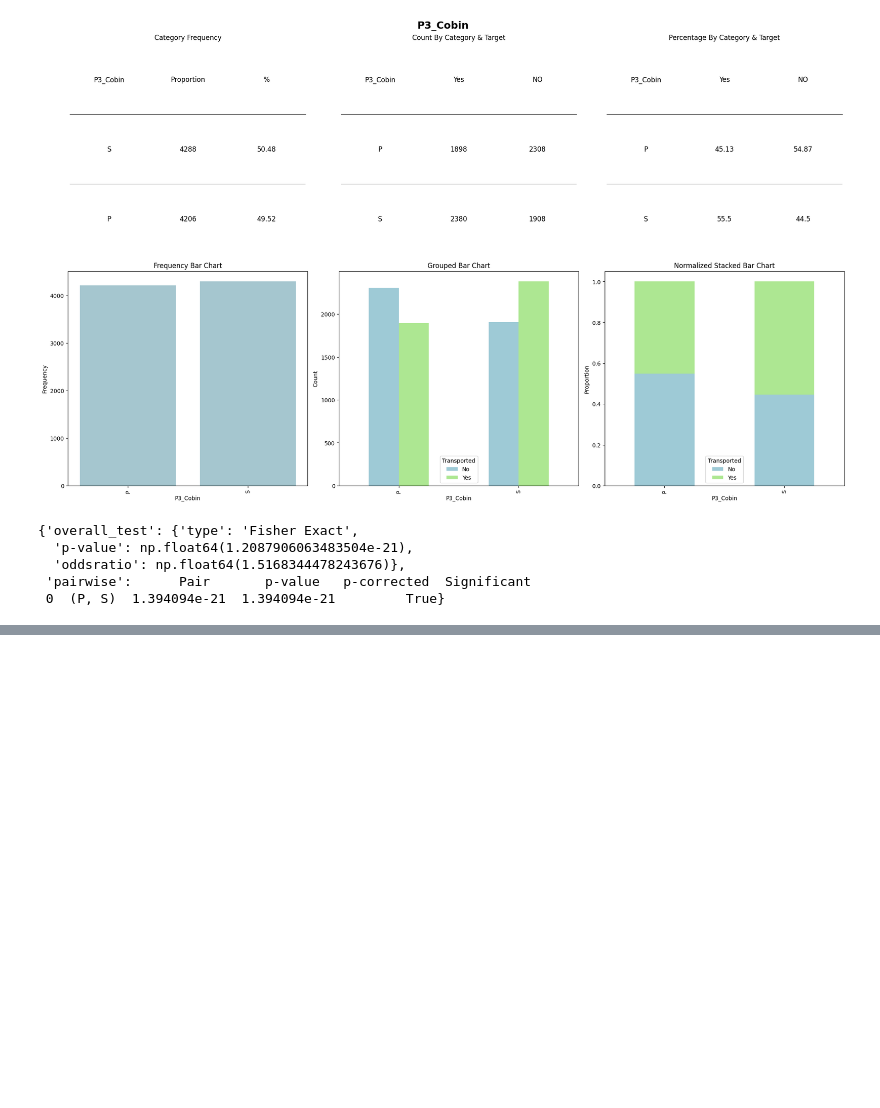
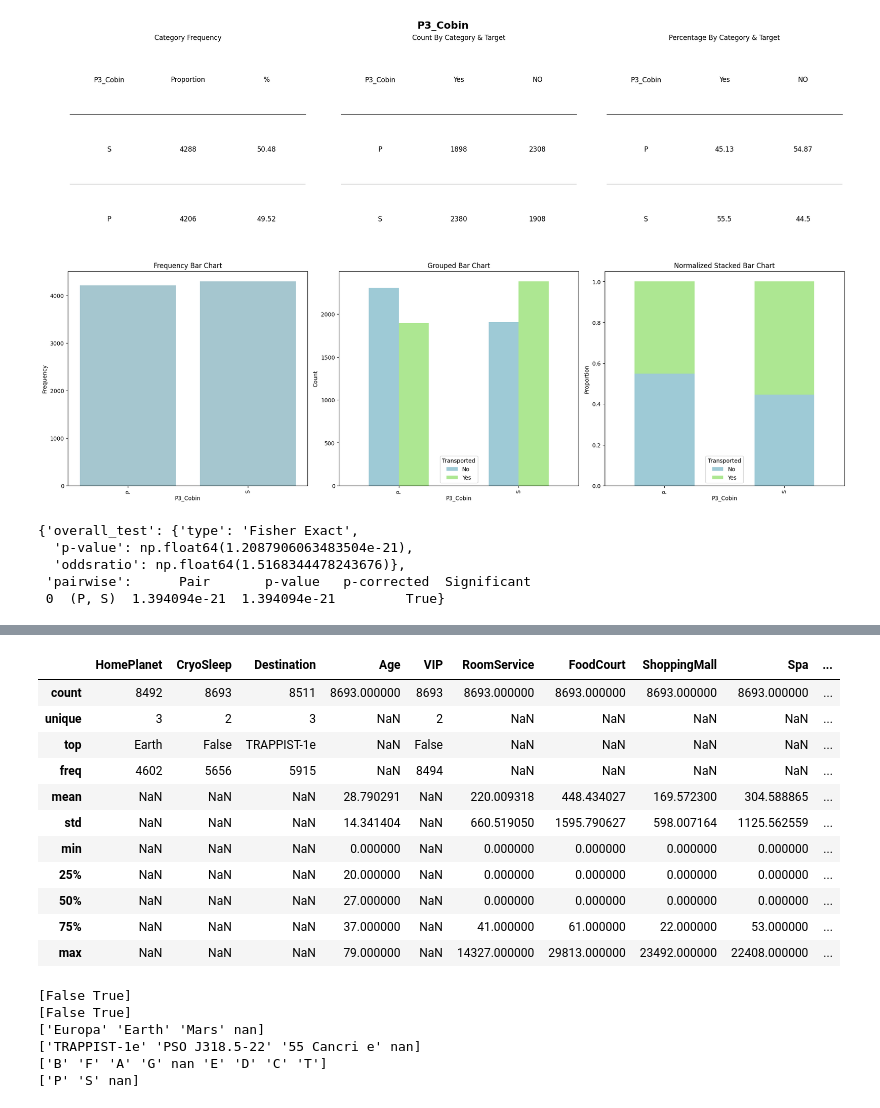
Before and after one commit to rezamirzaii/spaceship-titanic-ml, a Jupyter notebook: notebooks/spaceship_titanic.ipynb, the cells around one changed output, grey strips where cells are left out. Saved outputs shown, nothing was run; the diff lists cells and outputs as text; code cells hidden in the pictures; blank space fills up the shorter version.

```diff
--- a/notebooks/spaceship_titanic.ipynb
+++ b/notebooks/spaceship_titanic.ipynb
@@ -615,0 +648,29 @@ analyze_campaign_Transported(df_train,'P3_Cobin','Transported')
+# %%
+df_train.describe(include = 'all')
+# %% [output]
+|  | HomePlanet | CryoSleep | Destination | Age | VIP | RoomService | FoodCourt | ShoppingMall | Spa | ... |
+| count | 8492 | 8693 | 8511 | 8693.000000 | 8693 | 8693.000000 | 8693.000000 | 8693.000000 | 8693.000000 | ... |
+| unique | 3 | 2 | 3 | NaN | 2 | NaN | NaN | NaN | NaN | ... |
+| top | Earth | False | TRAPPIST-1e | NaN | False | NaN | NaN | NaN | NaN | ... |
+| freq | 4602 | 5656 | 5915 | NaN | 8494 | NaN | NaN | NaN | NaN | ... |
+| mean | NaN | NaN | NaN | 28.790291 | NaN | 220.009318 | 448.434027 | 169.572300 | 304.588865 | ... |
+| std | NaN | NaN | NaN | 14.341404 | NaN | 660.519050 | 1595.790627 | 598.007164 | 1125.562559 | ... |
+| min | NaN | NaN | NaN | 0.000000 | NaN | 0.000000 | 0.000000 | 0.000000 | 0.000000 | ... |
+| 25% | NaN | NaN | NaN | 20.000000 | NaN | 0.000000 | 0.000000 | 0.000000 | 0.000000 | ... |
+| 50% | NaN | NaN | NaN | 27.000000 | NaN | 0.000000 | 0.000000 | 0.000000 | 0.000000 | ... |
+| 75% | NaN | NaN | NaN | 37.000000 | NaN | 41.000000 | 61.000000 | 22.000000 | 53.000000 | ... |
+| max | NaN | NaN | NaN | 79.000000 | NaN | 14327.000000 | 29813.000000 | 23492.000000 | 22408.000000 | ... |
+# %%
+print(df_train['CryoSleep'].unique())
+print(df_train['VIP'].unique())
+print(df_train['HomePlanet'].unique())
+print(df_train['Destination'].unique())
+print(df_train['P1_Cobin'].unique())
+print(df_train['P3_Cobin'].unique())
+# %% [output]
+[False True]
+[False True]
+['Europa' 'Earth' 'Mars' nan]
+['TRAPPIST-1e' 'PSO J318.5-22' '55 Cancri e' nan]
+['B' 'F' 'A' 'G' nan 'E' 'D' 'C' 'T']
+['P' 'S' nan]
```
Also changed, not shown: parts of 17 cells of this notebook.
